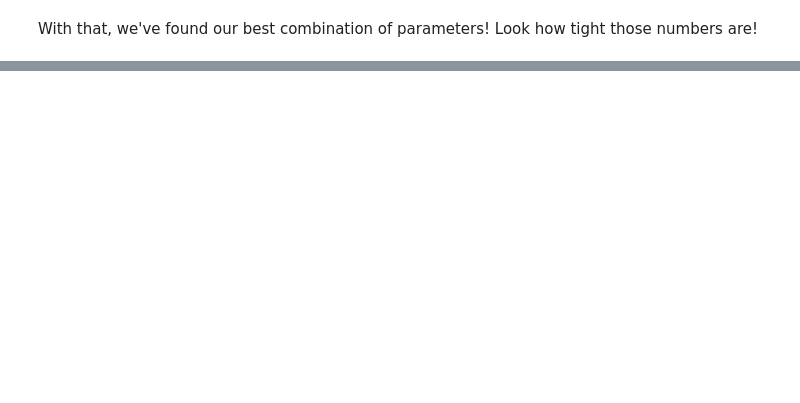
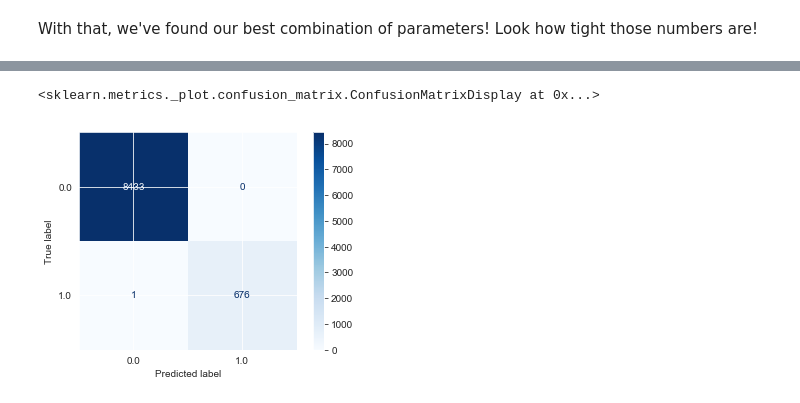
Before and after one commit to bmauss/LogReg_Analysis_of_Terry_Stops, a Jupyter notebook: 3. Modeling.ipynb, the cells around one changed output, grey strips where cells are left out. Saved outputs shown, nothing was run; the diff lists cells and outputs as text; code cells hidden in the pictures; blank space fills up the shorter version.

```diff
--- a/3. Modeling.ipynb
+++ b/3. Modeling.ipynb
@@ -513,0 +518,14 @@ With that, we've found our best combination of parameters! Look how tight those
+# %%
+clf = RandomForestClassifier(criterion='gini',
+                             max_depth=5,
+                             min_samples_split=2,
+                             min_samples_leaf=1,
+                             random_state=42,
+                            class_weight='balanced')
+# %%
+clf.fit(X_train_scaled, y_train)
+
+plot_confusion_matrix(clf, X_test_scaled, y_test, cmap=plt.cm.Blues)
+# %% [output]
+<sklearn.metrics._plot.confusion_matrix.ConfusionMatrixDisplay at 0x...>
+[figure, added]
```
Also changed, not shown: parts of 52 cells of this notebook.
